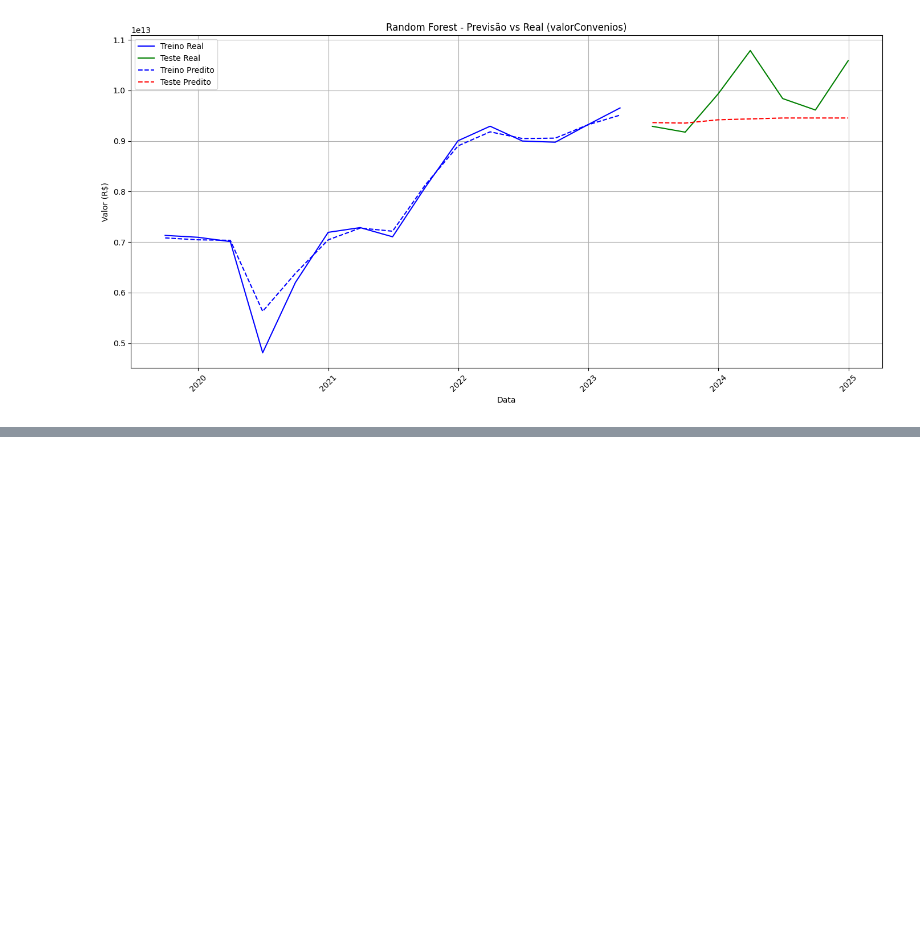
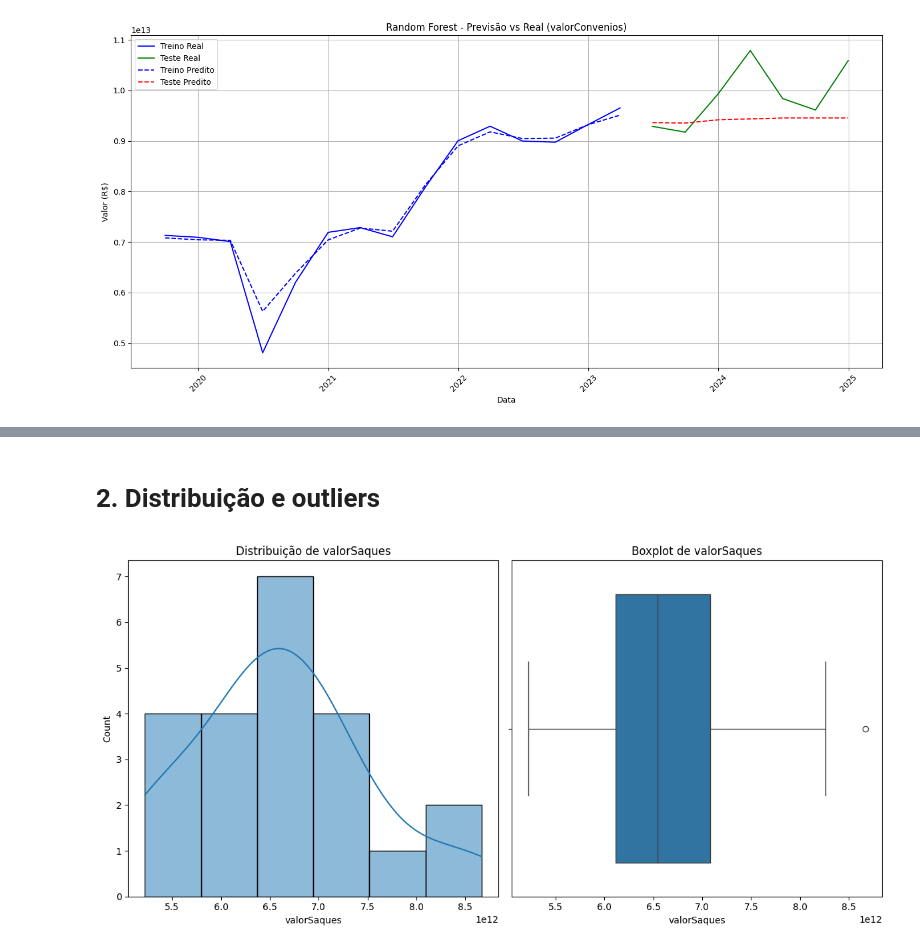
Before and after one commit to aironvalentim/etlBCB, a Jupyter notebook: MachineLearning-valorConveniosEX.ipynb, the cells around one changed output, grey strips where cells are left out. Cells and saved outputs as stored; diff of their text form; code cells hidden in the pictures; blank space fills up the shorter version.

```diff
--- a/MachineLearning-valorConveniosEX.ipynb
+++ b/MachineLearning-valorConveniosEX.ipynb
@@ -205,0 +222,15 @@ plt.show()
+# %% [markdown]
+# 2. Distribuição e outliers
+# %%
+plt.figure(figsize=(12, 6))
+plt.subplot(1, 2, 1)
+sns.histplot(df['valorSaques'], kde=True)
+plt.title('Distribuição de valorSaques')
+
+plt.subplot(1, 2, 2)
+sns.boxplot(x=df['valorSaques'])
+plt.title('Boxplot de valorSaques')
+plt.tight_layout()
+plt.show()
+# %% [output]
+[figure, added]
```
Also changed, not shown: parts of 38 cells of this notebook.
